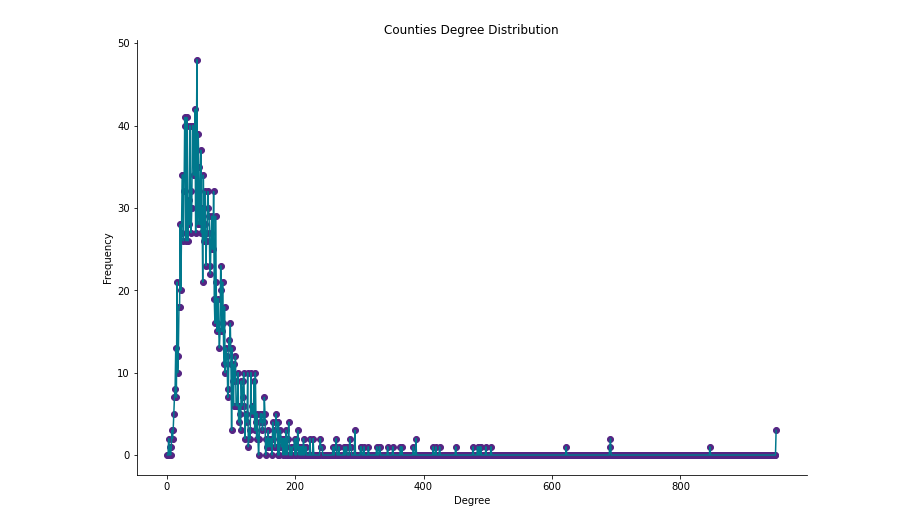
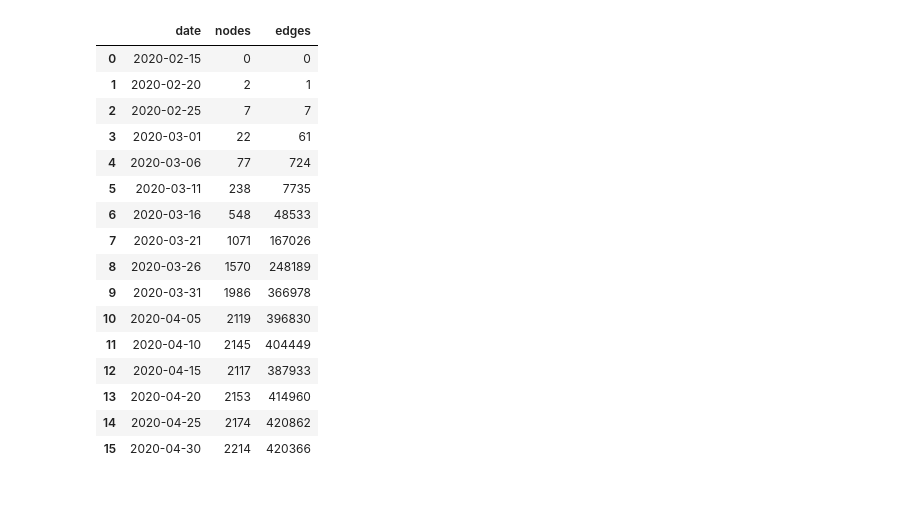
Before and after one commit to samar14641/covid-us-networks, a Jupyter notebook: correlation_networks.ipynb, the cells around one changed output. Saved outputs shown, nothing was run; the diff lists cells and outputs as text; code cells hidden in the pictures; blank space fills up the shorter version.

```diff
--- a/correlation_networks.ipynb
+++ b/correlation_networks.ipynb
@@ -95,4 +22,24 @@ def degree_distro(nw, name) -> None:
-# %%
-degree_distro(corr_g, 'Counties')
-# %% [output]
-[figure, removed]
+# %%
+def create_correlation_network(df, start_date, end_date, threshold, pivot_cols = 'county', pivot_vals = 'new_cases'):
+    """Create a network based on correlation values
+    Parameters:
+        df (pd.DataFrame): the data
+        start_date (str): the date to start from as an ISO 8601 date string
+        end__date (str): the date to end on as an ISO 8601 date string
+        threshold (int): the minimum correlation value
+        pivot_cols (str): the column to pivot on (default: county)
+        pivot_vals (str): the values for the pivot columns (default: new_cases)
+    Returns:
+        pd.DataFrame: an edge list as a DataFrame"""
+
+    df = df[(df['date'] >= start_date) & (df['date'] <= end_date)]  # filter on dates
+#     print('Start date:', start_date)
+
+    df_corrs = df.pivot(index = 'date', columns = pivot_cols, values = pivot_vals).corr()  # calculate correlations
+#     print('Correlation matrix shape:', df_corrs.shape)
+
+    # get edge list
+    links = pd.DataFrame(df_corrs.values, columns = df_corrs.columns.values).set_index(keys = df_corrs.columns.values).stack().reset_index()
+    links.rename(columns = {'level_0': 'var1', 'level_1': 'var2', 0: 'weight'}, inplace = True)
+
+    return links.loc[(links['weight'] > threshold) & (links['var1'] != links['var2'])]
@@ -98,0 +64,21 @@ degree_distro(corr_g, 'Counties')
+# %%
+growth_df = growth_rate(pd.date_range(start = '2020-02-15', end = '2020-04-30', freq = '5D'))
+growth_df
+# %% [output]
+|  | date | nodes | edges |
+| 0 | 2020-02-15 | 0 | 0 |
+| 1 | 2020-02-20 | 2 | 1 |
+| 2 | 2020-02-25 | 7 | 7 |
+| 3 | 2020-03-01 | 22 | 61 |
+| 4 | 2020-03-06 | 77 | 724 |
+| 5 | 2020-03-11 | 238 | 7735 |
+| 6 | 2020-03-16 | 548 | 48533 |
+| 7 | 2020-03-21 | 1071 | 167026 |
+| 8 | 2020-03-26 | 1570 | 248189 |
+| 9 | 2020-03-31 | 1986 | 366978 |
+| 10 | 2020-04-05 | 2119 | 396830 |
+| 11 | 2020-04-10 | 2145 | 404449 |
+| 12 | 2020-04-15 | 2117 | 387933 |
+| 13 | 2020-04-20 | 2153 | 414960 |
+| 14 | 2020-04-25 | 2174 | 420862 |
+| 15 | 2020-04-30 | 2214 | 420366 |
```
Also changed, not shown: parts of 14 cells of this notebook, 1 other file.
